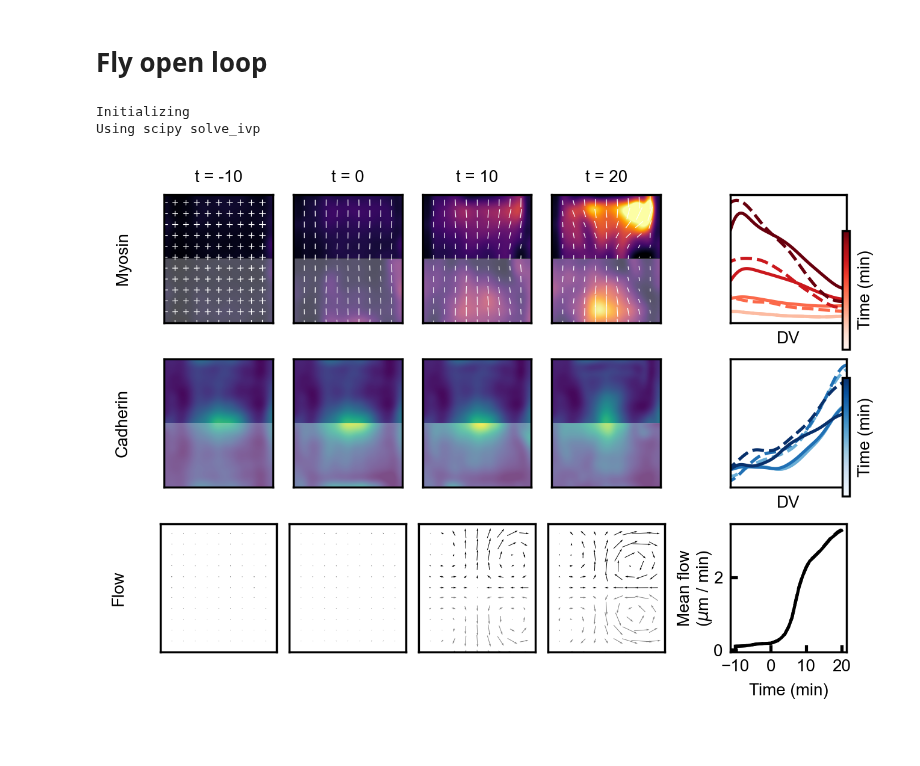
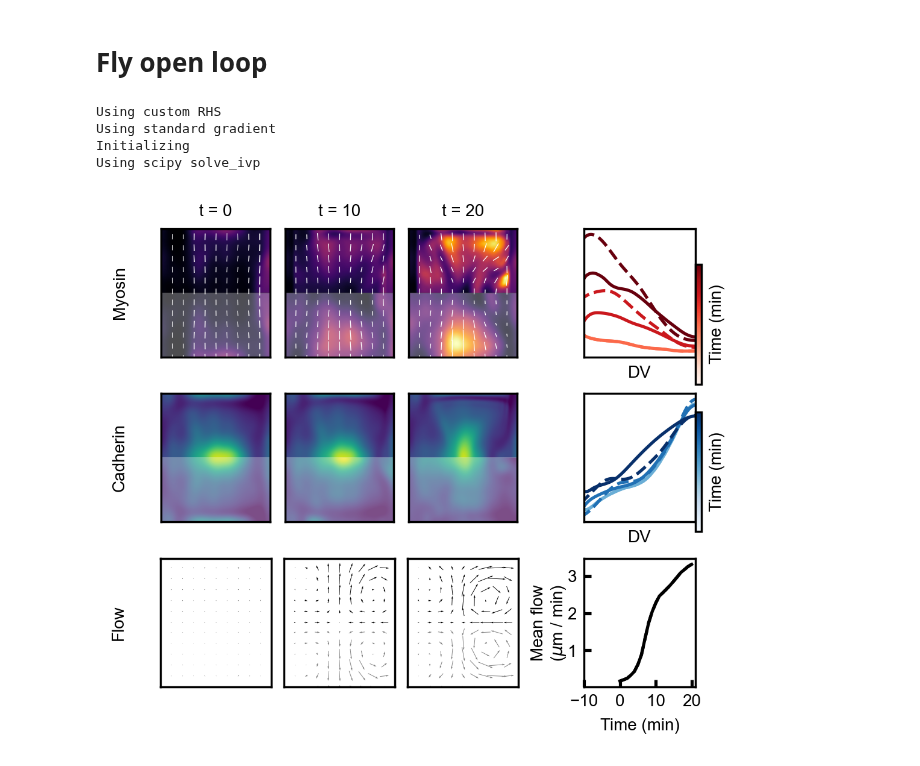
Before and after one commit to jcolen/drosophila_morphogenesis, a Jupyter notebook: 03.OpenLoopDynamics/Forecast_eCadControl.ipynb, the cells around one changed output. Cells and saved outputs as stored; diff of their text form; code cells hidden in the pictures.

```diff
--- a/03.OpenLoopDynamics/Forecast_eCadControl.ipynb
+++ b/03.OpenLoopDynamics/Forecast_eCadControl.ipynb
@@ -19,6 +19,7 @@ warnings.filterwarnings('ignore')
 # %%
 from sklearn.preprocessing import StandardScaler, MinMaxScaler
 
+from morphogenesis.decomposition.decomposition_model import LeftRightSymmetrize
 from morphogenesis.forecasting.closed_loop import ClosedFlyLoop
 from morphogenesis.forecasting.plot_utils import *
 
@@ -43,32 +44,39 @@ def rhs_eCad(model, m, s, v, E):
 with h5py.File('../02.LearnDynamicsModel/myosin_fitting.h5', 'r') as h5f:
     data = h5f['ensemble']
     tmin, tmax = -10, 20
+    tmin = 0
 
     t = data['fields/v'].attrs['t']
     t_mask = np.logical_and(t >= tmin, t <= tmax)
     m0 = data['fields/m_ij'][t_mask, ...][()]
     s0 = data['fields/c'][t_mask, ...][()]
     v0 = data['fields/v'][t_mask, ...][()]
     t0 = t[t_mask, ...][()]
 
+m0 = LeftRightSymmetrize().fit_transform(m0.reshape([-1, 4, 236, 200]))
+v0 = LeftRightSymmetrize().fit_transform(v0.reshape([-1, 2, 236, 200]))
+s0 = LeftRightSymmetrize().fit_transform(s0.reshape([-1, 1, 236, 200]))
+
 v_model = interp1d(t0, v0, axis=0, fill_value='extrapolate')
 
 y0 = np.concatenate([
     m0[0].reshape([4, *m0.shape[-2:]]),
     s0[0].reshape([1, *s0.shape[-2:]]),
 ])
-model = ClosedFlyLoop(lambda t, y: v_model(t), sigma=5, rhs=rhs_eCad)
+model = ClosedFlyLoop(lambda t, y: v_model(t), sigma=2, dv_mode='replicate', rhs=rhs_eCad, geo_dir=None)
 model.fit(y0[None])
 
 m, s, v = model.integrate(y0, t0)
 
 comparison_plot(
     t0,
     ('Myosin', m, m0),
     ('Cadherin', s, s0),
     ('Flow', v, v0),
     dt=10)
 # %% [output]
+Using custom RHS
+Using standard gradient
 Initializing
 Using scipy solve_ivp
-[figure, old version]
+[figure, new version]
```
Also changed, not shown: 6 other files.
